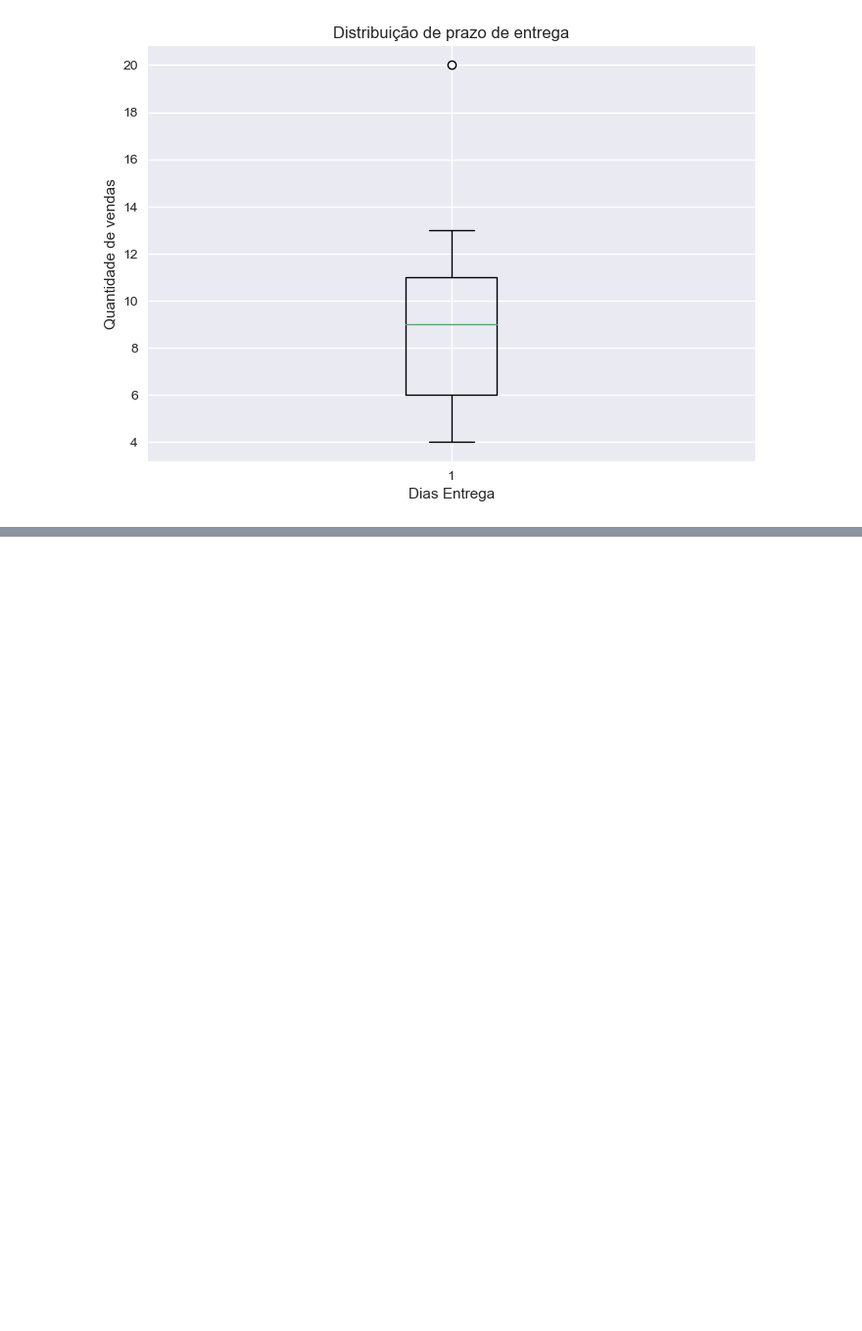
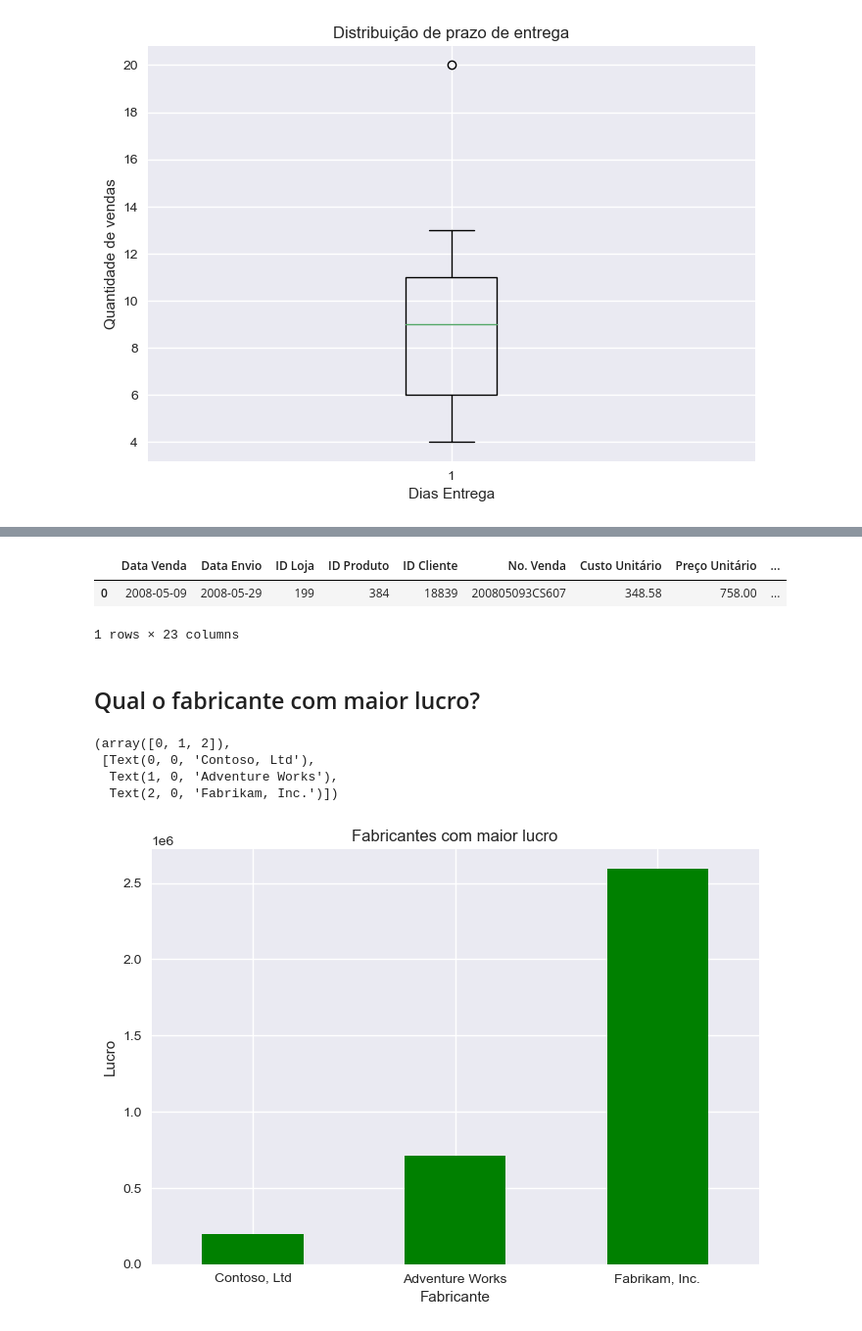
Before and after one commit to idarlenearaujo/portfolio, a Jupyter notebook: Analise_Dados_Python_Pandas/analiseExploratoria.ipynb, the cells around one changed output, grey strips where cells are left out. Shown: that part at 98% size. Drawn from its saved outputs; the diff is of its cells as text; code cells hidden in the pictures; blank space fills up the shorter version.

```diff
--- a/Analise_Dados_Python_Pandas/analiseExploratoria.ipynb
+++ b/Analise_Dados_Python_Pandas/analiseExploratoria.ipynb
@@ -250,0 +239,20 @@ df[df['Prazo Entrega'] == 20]
+# %%
+# Analisar se é ou não um outlier
+df[df['Prazo Entrega'] == 20]
+# %% [output]
+|  | Data Venda | Data Envio | ID Loja | ID Produto | ID Cliente | No. Venda | Custo Unitário | Preço Unitário | ... |
+| 0 | 2008-05-09 | 2008-05-29 | 199 | 384 | 18839 | 200805093CS607 | 348.58 | 758.00 | ... |
+1 rows × 23 columns
+# %% [markdown]
+## Qual o fabricante com maior lucro?
+# %%
+df.groupby('Fabricante')['Lucro'].sum().sort_values().plot.bar(color = 'green', title = 'Fabricantes com maior lucro')
+plt.xlabel('Fabricante')
+plt.ylabel('Lucro')
+plt.xticks(rotation='horizontal')
+# %% [output]
+(array([0, 1, 2]),
+ [Text(0, 0, 'Contoso, Ltd'),
+  Text(1, 0, 'Adventure Works'),
+  Text(2, 0, 'Fabrikam, Inc.')])
+[figure, added]
```
Also changed, not shown: parts of 30 cells of this notebook.
